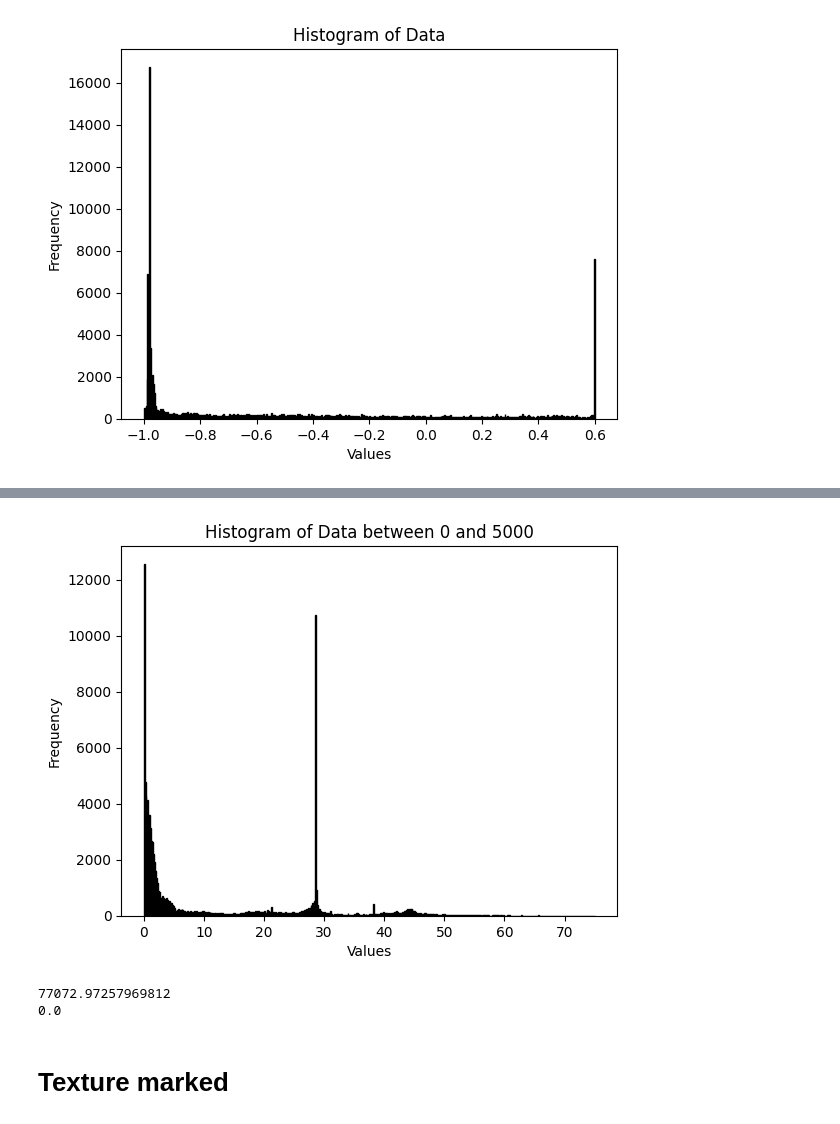
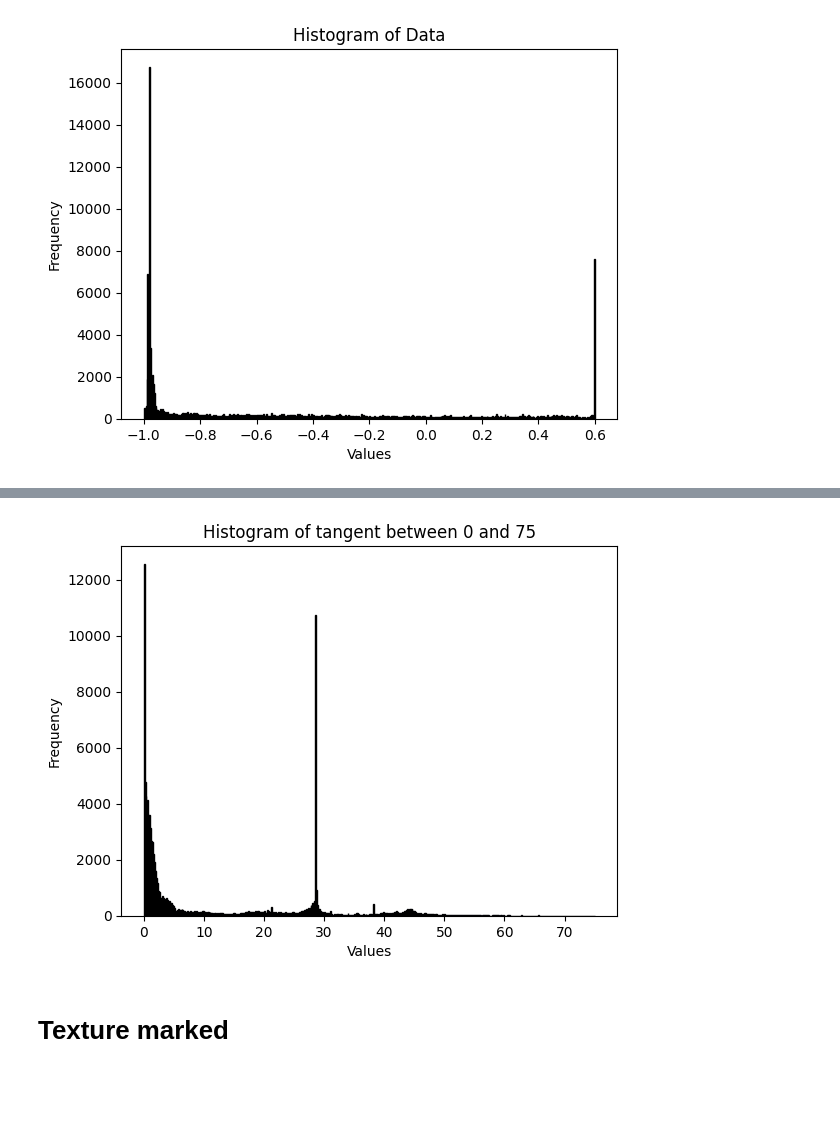
Before and after one commit to zyang63/Die_casting_ejection, a Jupyter notebook: draft_angle_marking.ipynb, the cells around one changed output, grey strips where cells are left out. Drawn from its saved outputs; the diff is of its cells as text; code cells hidden in the pictures; blank space fills up the shorter version.

```diff
--- a/draft_angle_marking.ipynb
+++ b/draft_angle_marking.ipynb
@@ -293,14 +247,14 @@ plt.show()
 # %%
 import matplotlib.pyplot as plt
 import numpy as np
 
-# Filter out infinite values and values outside the range [0, 5000]
+# Filter out infinite values and values outside the range [0, x]
 filtered_tangents = [x for x in tangents if np.isfinite(x) and 0 <= x <= 75]
 
 plt.hist(filtered_tangents, bins=500, color='blue', edgecolor='black', range=(0, 75))
-plt.title('Histogram of Data between 0 and 5000')
+plt.title('Histogram of tangent between 0 and 75')
 plt.xlabel('Values')
 plt.ylabel('Frequency')
 plt.show()
 # %% [output]
-[figure, old version]
+[figure, new version]
@@ -311,13 +267,6 @@ max_F = F_array.max()
 min_F = F_array.min()
 tangents_array = np.array(tangents)
 tangent_filtered_array = tangents_array[~np.isnan(tangents_array) & np.isfinite(tangents_array)]
-max_tangent = tangent_filtered_array.max()
-min_tangent = tangent_filtered_array.min()
-print(max_tangent)
-print(min_tangent)
-# %% [output]
-77072.97257969812
-0.0
 # %% [markdown]
 # Texture marked
 # %%
```
Also changed, not shown: parts of 15 cells of this notebook.
